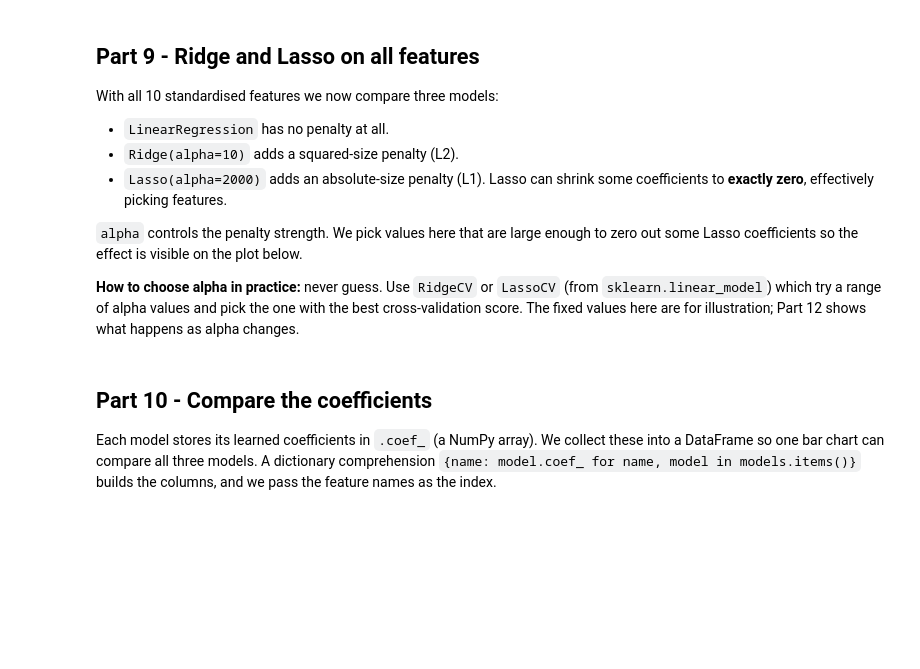
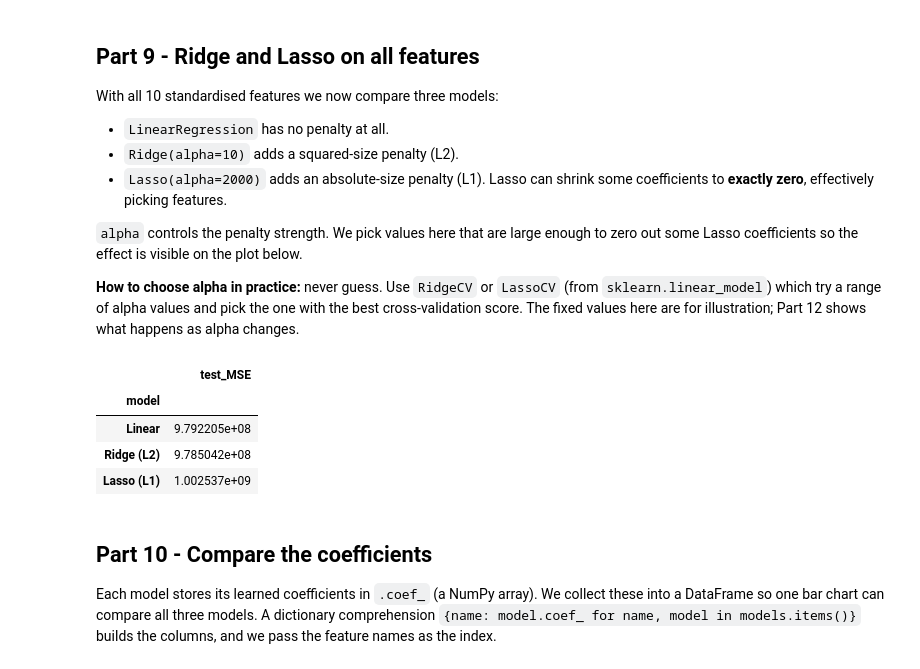
Before and after one commit to mgrubisic/ai_bootcamp_foundations, a Jupyter notebook: notebooks/2a_Regression_Fundamentals.ipynb, the cells around one changed output. Drawn from its saved outputs; the diff is of its cells as text; code cells hidden in the pictures; blank space fills up the shorter version.

```diff
--- a/notebooks/2a_Regression_Fundamentals.ipynb
+++ b/notebooks/2a_Regression_Fundamentals.ipynb
@@ -239,27 +289,33 @@ With all 10 standardised features we now compare three models:
 # %%
 from sklearn.linear_model import Ridge, Lasso
 
 # TODO 4: fit three models on X_train_scaled, y_train:
 #   - a plain LinearRegression
 #   - a Ridge with alpha=10
 #   - a Lasso with alpha=2000 (use max_iter=20000 so it converges)
-linear = ...
-ridge = ...
-lasso = ...
+linear = LinearRegression().fit(X_train_scaled, y_train)
+ridge = Ridge(alpha=10).fit(X_train_scaled, y_train)
+lasso = Lasso(alpha=2000, max_iter=20000).fit(X_train_scaled, y_train)
 
 models = {"Linear": linear, "Ridge (L2)": ridge, "Lasso (L1)": lasso}
 
 # TODO 5: for each model, predict on X_test_scaled and record its test MSE.
 #         Fill in `test_pred` inside the loop; the rest is prepared.
 metric_rows = []
 for label, model in models.items():
-    test_pred = ...
+    test_pred = model.predict(X_test_scaled)
     metric_rows.append({
         "model": label,
         "test_MSE": mean_squared_error(y_test, test_pred),
     })
 
 pd.DataFrame(metric_rows).set_index("model").round(0)
+# %% [output]
+|  | test_MSE |
+| model |  |
+| Linear | 9.792205e+08 |
+| Ridge (L2) | 9.785042e+08 |
+| Lasso (L1) | 1.002537e+09 |
 # %% [markdown]
 ## Part 10 - Compare the coefficients
 
```
Also changed, not shown: parts of 13 cells of this notebook.
